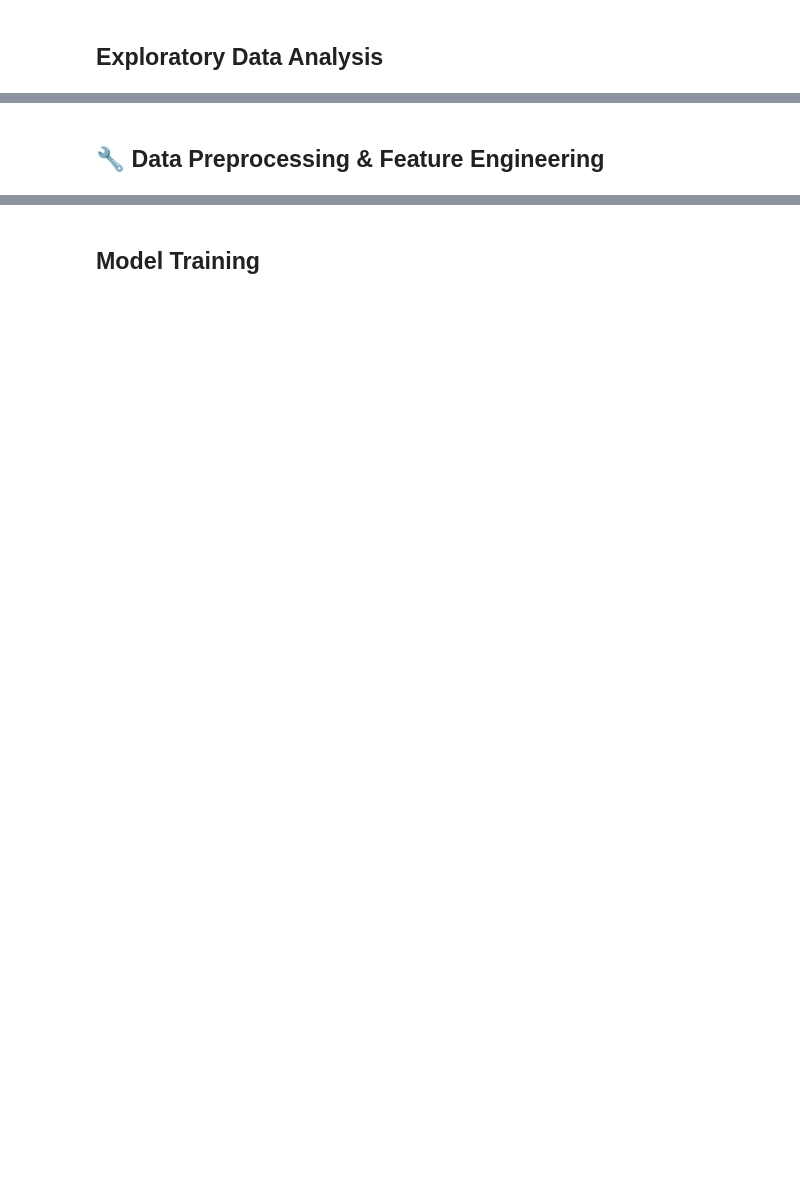
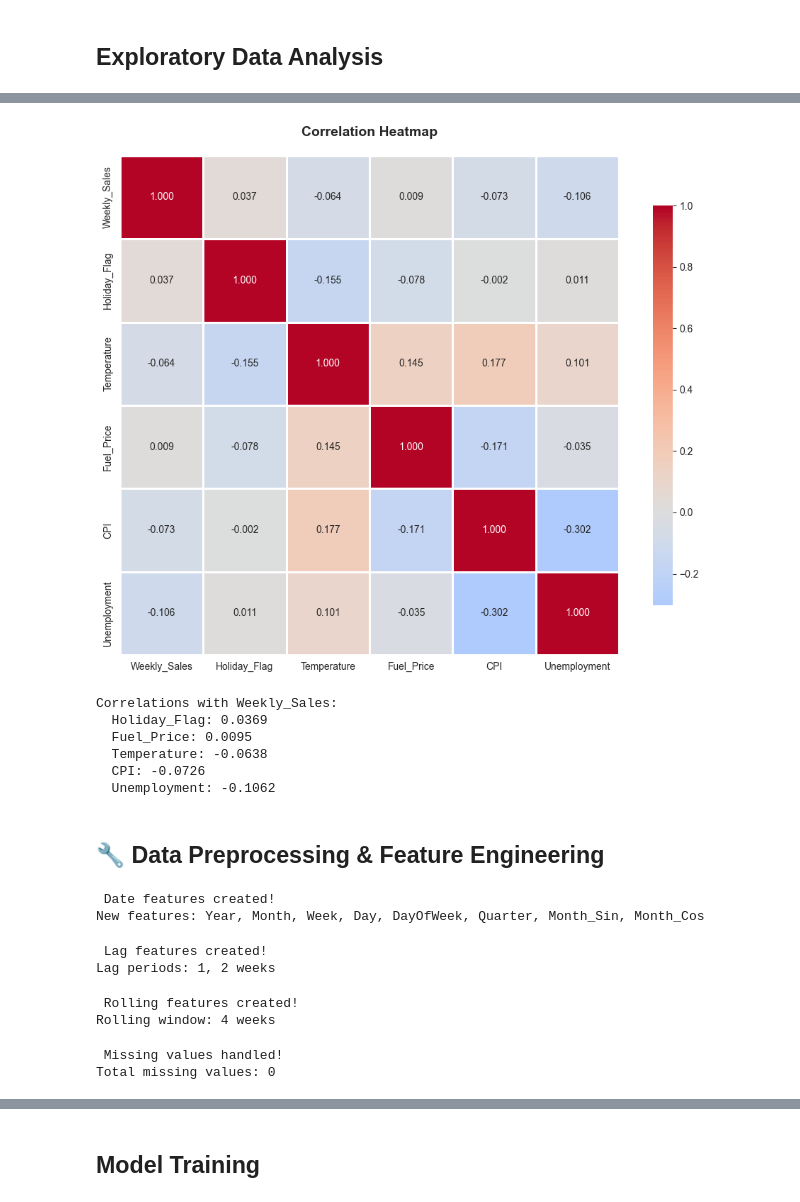
Before and after one commit to ahmedgalalxxx/Walmart-Sales-Prediction, a Jupyter notebook: Walmart_Sales_Prediction_Colab.ipynb, the cells around one changed output, grey strips where cells are left out. Drawn from its saved outputs; the diff is of its cells as text; code cells hidden in the pictures; blank space fills up the shorter version.

```diff
--- a/Walmart_Sales_Prediction_Colab.ipynb
+++ b/Walmart_Sales_Prediction_Colab.ipynb
@@ -50,15 +54,18 @@ print(" Libraries imported successfully!")
 
 Upload your `Walmart.csv` file or load it from GitHub.
 # %%
-# Option 1: Upload file manually (uncomment if needed)
+# Option 1: Load from local file (recommended for VS Code)
+df = pd.read_csv('Walmart.csv')
+
+# Option 2: Upload file manually in Colab (uncomment if needed)
 # from google.colab import files
 # uploaded = files.upload()
 # df = pd.read_csv('Walmart.csv')
 
-# Option 2: Load from GitHub (recommended)
-url = 'https://raw.githubusercontent.com/ahmedgalalxxx/Walmart-Sales-Prediction/main/Walmart.csv'
-df = pd.read_csv(url)
+# Option 3: Load from GitHub (if you have internet connection)
+# url = 'https://raw.githubusercontent.com/ahmedgalalxxx/Walmart-Sales-Prediction/main/Walmart.csv'
+# df = pd.read_csv(url)
 
-print(f" Data loaded successfully! Shape: {df.shape}")
+print(f"✓ Data loaded successfully! Shape: {df.shape}")
 print(f"\nColumns: {list(df.columns)}")
 df.head()
@@ -107,19 +159,28 @@ print(f"Std Dev: ${df['Weekly_Sales'].std():,.2f}")
 # %%
 # Correlation heatmap
 numerical_features = ['Weekly_Sales', 'Holiday_Flag', 'Temperature', 'Fuel_Price', 'CPI', 'Unemployment']
 correlation_matrix = df[numerical_features].corr()
 
 plt.figure(figsize=(10, 8))
-sns.heatmap(correlation_matrix, annot=True, fmt='.3f', cmap='coolwarm',  center=0, square=True, linewidths=1, cbar_kws={"shrink": 0.8})
+sns.heatmap(correlation_matrix, annot=True, fmt='.3f', cmap='coolwarm',
+            center=0, square=True, linewidths=1, cbar_kws={"shrink": 0.8})
 plt.title('Correlation Heatmap', fontweight='bold', fontsize=14, pad=20)
 plt.tight_layout()
 plt.show()
 
 print("\nCorrelations with Weekly_Sales:")
 sales_corr = correlation_matrix['Weekly_Sales'].sort_values(ascending=False)
 for feature, corr in sales_corr.items():
- if feature != 'Weekly_Sales':
- print(f" {feature}: {corr:.4f}")
+    if feature != 'Weekly_Sales':
+        print(f"  {feature}: {corr:.4f}")
+# %% [output]
+[figure, added]
+Correlations with Weekly_Sales:
+  Holiday_Flag: 0.0369
+  Fuel_Price: 0.0095
+  Temperature: -0.0638
+  CPI: -0.0726
+  Unemployment: -0.1062
 # %% [markdown]
 ## 🔧 Data Preprocessing & Feature Engineering
 # %%
@@ -138,6 +199,9 @@ df['Month_Cos'] = np.cos(2 * np.pi * df['Month'] / 12)
 
 print(" Date features created!")
 print(f"New features: Year, Month, Week, Day, DayOfWeek, Quarter, Month_Sin, Month_Cos")
+# %% [output]
+ Date features created!
+New features: Year, Month, Week, Day, DayOfWeek, Quarter, Month_Sin, Month_Cos
 # %%
 # Create lag features
 df = df.sort_values(['Store', 'Date'])
@@ -147,6 +211,9 @@ for lag in [1, 2]:
 
 print(" Lag features created!")
 print(f"Lag periods: 1, 2 weeks")
+# %% [output]
+ Lag features created!
+Lag periods: 1, 2 weeks
 # %%
 # Create rolling features
 for window in [4]:
@@ -156,6 +223,9 @@ for window in [4]:
 
 print(" Rolling features created!")
 print(f"Rolling window: 4 weeks")
+# %% [output]
+ Rolling features created!
+Rolling window: 4 weeks
 # %%
 # Handle missing values from lag and rolling features
 lag_cols = [col for col in df.columns if 'Lag' in col or 'Rolling' in col]
@@ -165,6 +235,9 @@ for col in lag_cols:
 
 print(" Missing values handled!")
 print(f"Total missing values: {df.isnull().sum().sum()}")
+# %% [output]
+ Missing values handled!
+Total missing values: 0
 # %%
 # Prepare features for modeling
 X = df.drop(columns=['Weekly_Sales', 'Date'])
```
Also changed, not shown: parts of 28 cells of this notebook, 3 other files.
